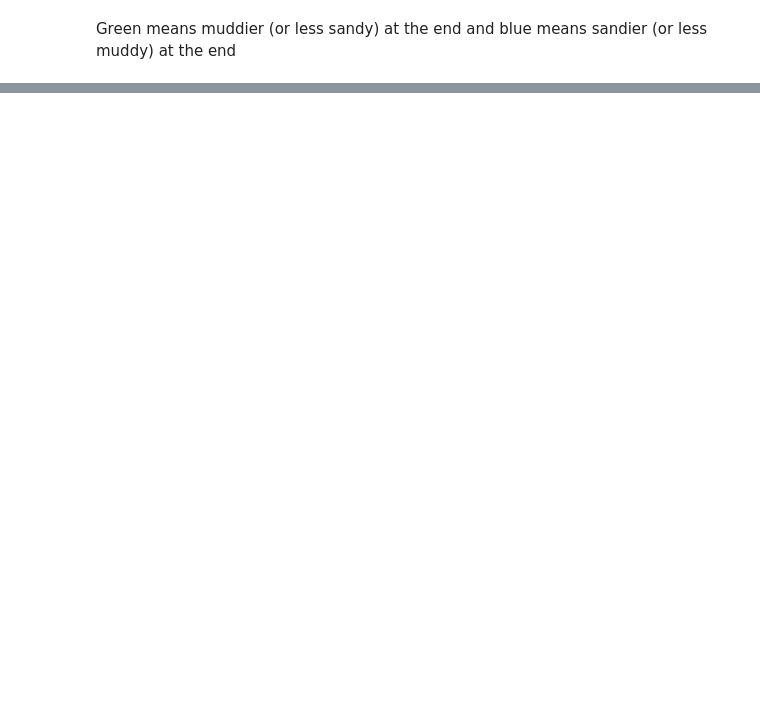
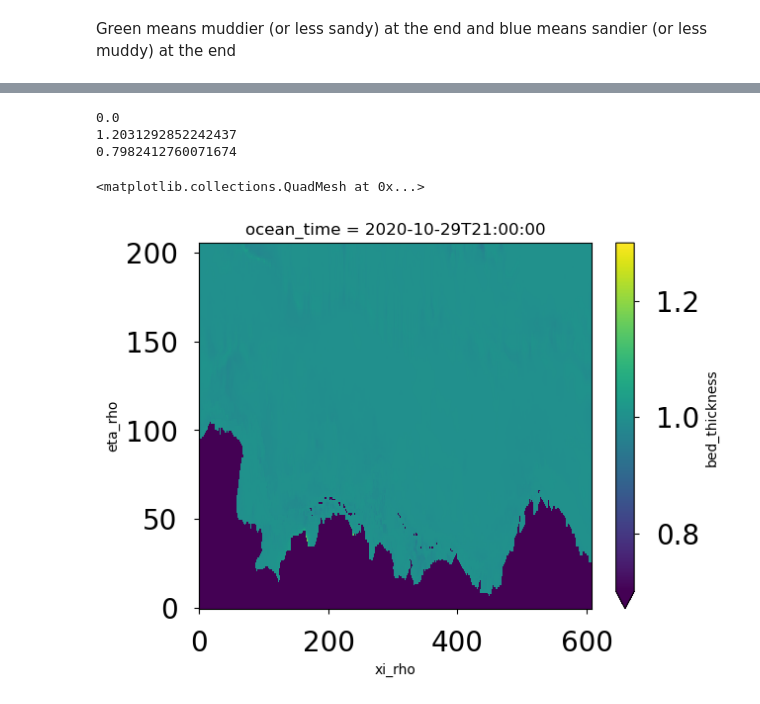
Before and after one commit to bundzis/Beaufort_ROMS_ssc_comp, a Jupyter notebook: Analysis/plot_end_comp_river_muds.ipynb, the cells around one changed output, grey strips where cells are left out. Saved outputs shown, nothing was run; the diff lists cells and outputs as text; code cells hidden in the pictures; blank space fills up the shorter version.

```diff
--- a/Analysis/plot_end_comp_river_muds.ipynb
+++ b/Analysis/plot_end_comp_river_muds.ipynb
@@ -1058,0 +1269,15 @@ print((no_inf2_end[0,100,300]-no_inf2_start[0,0,100,300]))
+# %%
+tot_bed_thick_end = model_output_unag.bed_thickness[725,:,:,:].sum(dim=['Nbed'])
+# %%
+print(np.min(tot_bed_thick_end.values))
+print(np.max(tot_bed_thick_end.values))
+print(np.mean(tot_bed_thick_end.values))
+# %% [output]
+0.0
+1.2031292852242437
+0.7982412760071674
+# %%
+tot_bed_thick_end.plot(vmin=0.7, vmax=1.3)
+# %% [output]
+<matplotlib.collections.QuadMesh at 0x...>
+[figure, added]
```
Also changed, not shown: parts of 27 cells of this notebook.
